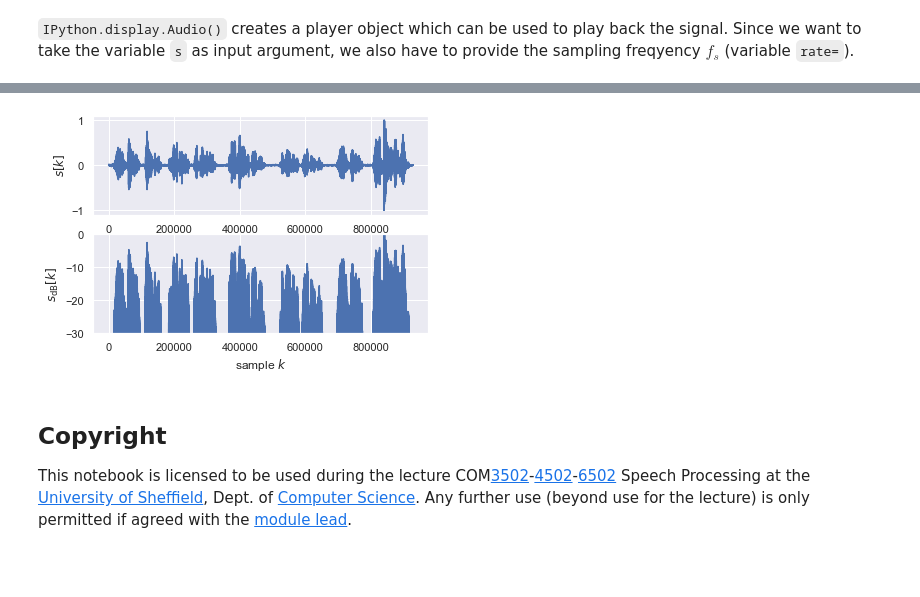
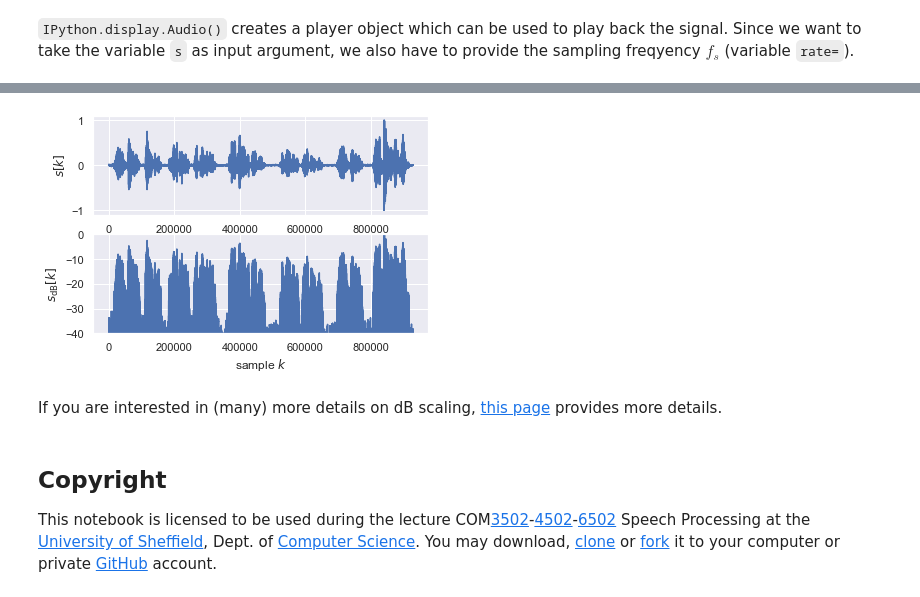
Before and after one commit to sap-shef/SpeechProcesssingLab, a Jupyter notebook: Lab-Sheet-Solutions/Lab-Sheet-1-Solution.ipynb, the cells around one changed output, grey strips where cells are left out. Drawn from its saved outputs; the diff is of its cells as text; code cells hidden in the pictures; blank space fills up the shorter version.

```diff
--- a/Lab-Sheet-Solutions/Lab-Sheet-1-Solution.ipynb
+++ b/Lab-Sheet-Solutions/Lab-Sheet-1-Solution.ipynb
@@ -136,19 +201,21 @@ The variable $\epsilon$ is introduced above as "a very small number" to aboid $\
 # %%
 plt.subplot(2,1,1)
 plt.plot(s)
 plt.ylabel('$s[k]$');
 
 epsilon = 1e-10 # very small number to avoid log10(0)
 s_dB = 20*np.log10(np.abs(s)+epsilon)
 
 plt.subplot(2,1,2)
 plt.plot(s_dB)
 plt.ylabel('$s_{\mathrm{dB}}[k]$')
 plt.xlabel('sample $k$')
-plt.ylim((-30,0));
+plt.ylim((-40,0));                    # define which part of the y-axis should be 'zoomed in'
 # %% [output]
-[figure, old version]
+[figure, new version]
+# %% [markdown]
+If you are interested in (many) more details on dB scaling, [this page](https://www.animations.physics.unsw.edu.au/jw/dB.htm) provides more details.
 # %% [markdown]
 ## Copyright
 
-This notebook is licensed to be used during the lecture COM[3502](http://www.dcs.shef.ac.uk/intranet/teaching/public/modules/level3/com3502.html "Open web page for COM3502 module")-[4502](http://www.dcs.shef.ac.uk/intranet/teaching/public/modules/level4/com4502.html "Open web page for COM4502 module")-[6502](http://www.dcs.shef.ac.uk/intranet/teaching/public/modules/msc/com6502.html "Open web page for COM4502 module") Speech Processing at the [University of Sheffield](https://www.sheffield.ac.uk/ "Open web page of The University of Sheffield"), Dept. of [Computer Science](https://www.sheffield.ac.uk/dcs "Open web page of Department of Computer Science, University of Sheffield"). Any further use (beyond use for the lecture) is only permitted if agreed with the [module lead](mailto:s.goetze@sheffield.ac.uk).
+This notebook is licensed to be used during the lecture COM[3502](http://www.dcs.shef.ac.uk/intranet/teaching/public/modules/level3/com3502.html "Open web page for COM3502 module")-[4502](http://www.dcs.shef.ac.uk/intranet/teaching/public/modules/level4/com4502.html "Open web page for COM4502 module")-[6502](http://www.dcs.shef.ac.uk/intranet/teaching/public/modules/msc/com6502.html "Open web page for COM4502 module") Speech Processing at the [University of Sheffield](https://www.sheffield.ac.uk/ "Open web page of The University of Sheffield"), Dept. of [Computer Science](https://www.sheffield.ac.uk/dcs "Open web page of Department of Computer Science, University of Sheffield"). You may download, [clone](https://docs.github.com/en/repositories/creating-and-managing-repositories/cloning-a-repository) or [fork](https://docs.github.com/en/get-started/quickstart/fork-a-repo) it to your computer or private [GitHub](https://github.com/) account.
```
Also changed, not shown: parts of 30 cells of this notebook, 1 other file.
